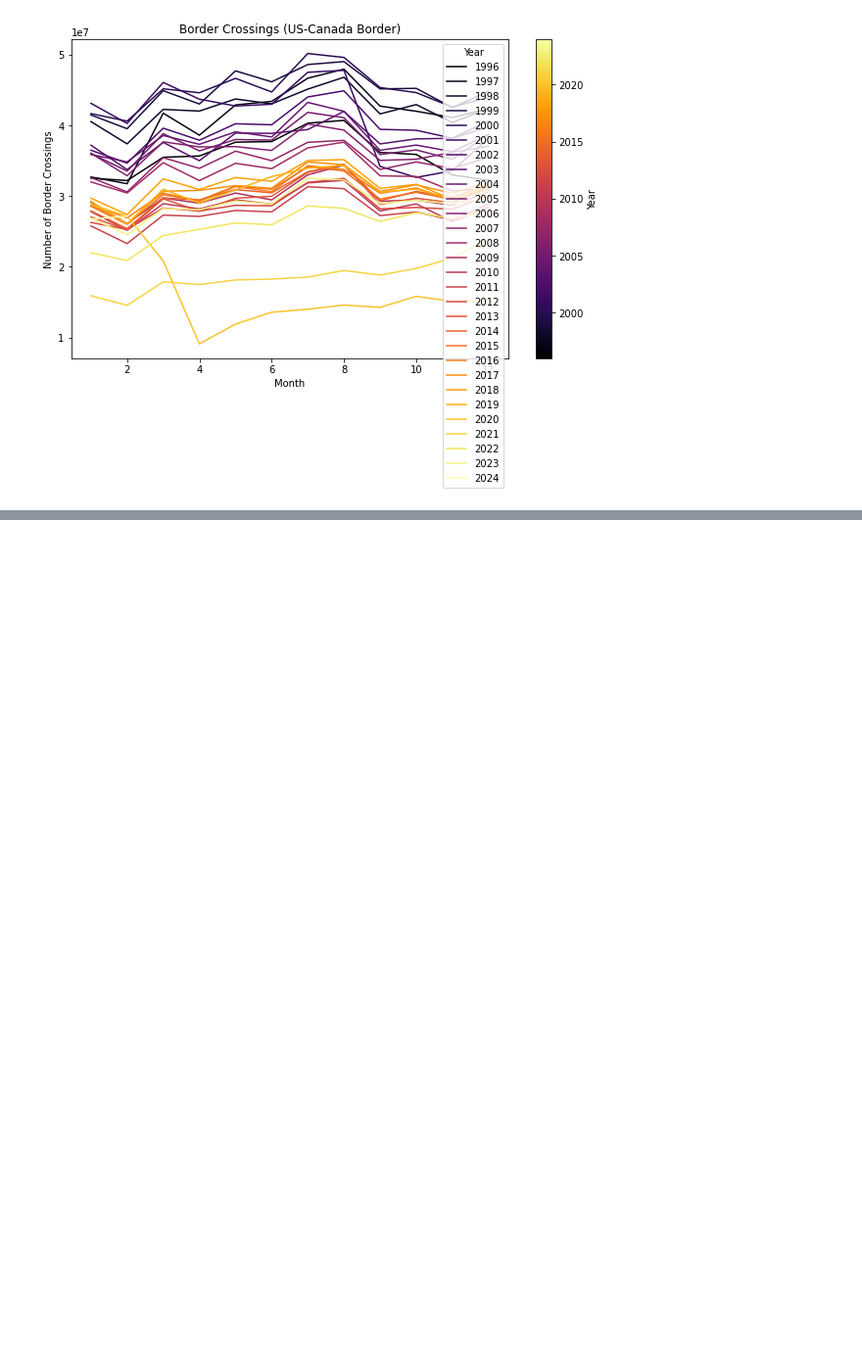
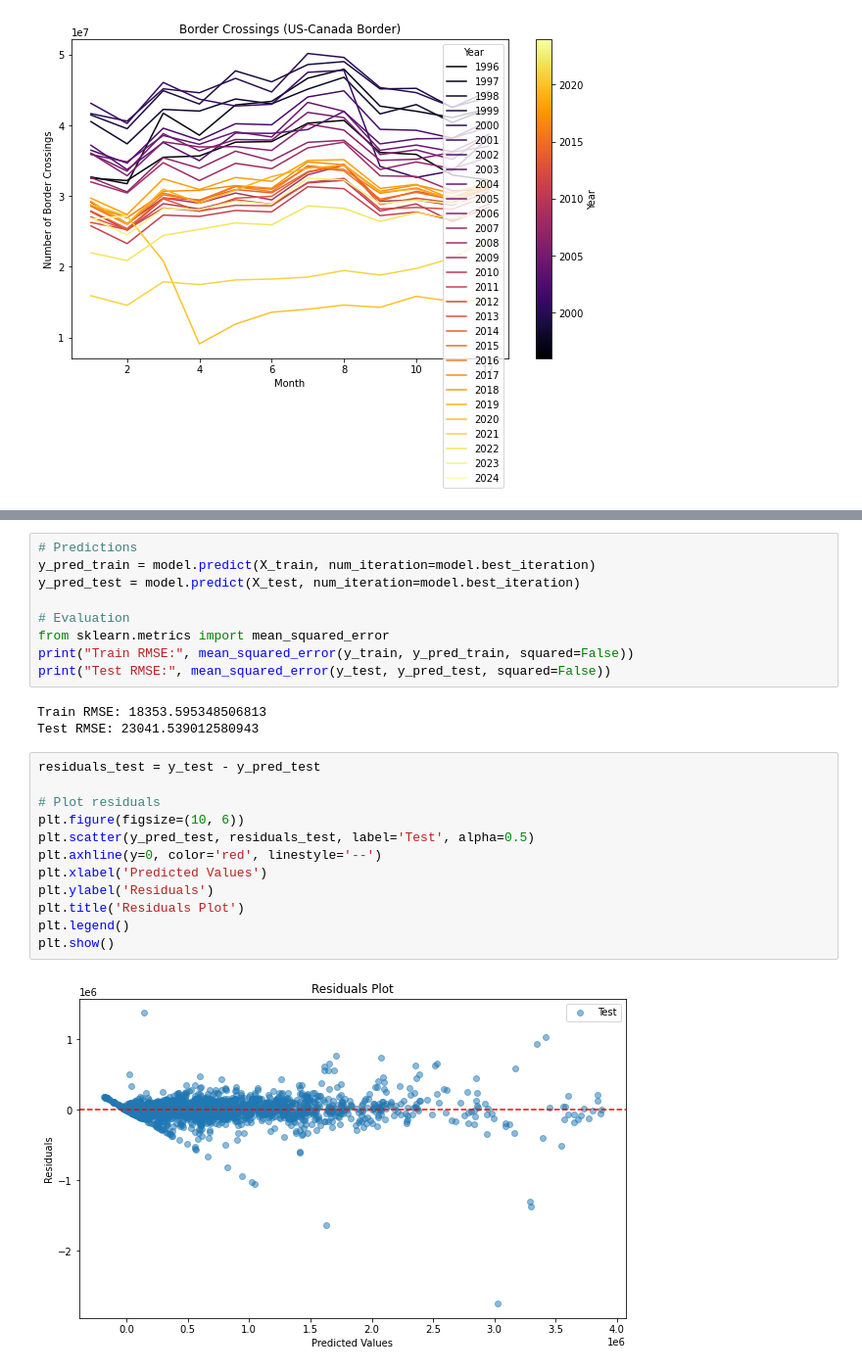
Before and after one commit to Alec12/data-science-secondary-projects, a Jupyter notebook: Data-Analytics-Portfolio/Border-Crossing-Entry-Analysis/border-crossing-entry-analysis.ipynb, the cells around one changed output, grey strips where cells are left out. Shown at 98% size. Drawn from its saved outputs; the diff is of its cells as text; blank space fills up the shorter version.

```diff
--- a/Data-Analytics-Portfolio/Border-Crossing-Entry-Analysis/border-crossing-entry-analysis.ipynb
+++ b/Data-Analytics-Portfolio/Border-Crossing-Entry-Analysis/border-crossing-entry-analysis.ipynb
@@ -279,0 +414,26 @@ plt.show()
+# %%
+# Predictions
+y_pred_train = model.predict(X_train, num_iteration=model.best_iteration)
+y_pred_test = model.predict(X_test, num_iteration=model.best_iteration)
+
+# Evaluation
+from sklearn.metrics import mean_squared_error
+print("Train RMSE:", mean_squared_error(y_train, y_pred_train, squared=False))
+print("Test RMSE:", mean_squared_error(y_test, y_pred_test, squared=False))
+# %% [output]
+Train RMSE: 18353.595348506813
+Test RMSE: 23041.539012580943
+# %%
+residuals_test = y_test - y_pred_test
+
+# Plot residuals
+plt.figure(figsize=(10, 6))
+plt.scatter(y_pred_test, residuals_test, label='Test', alpha=0.5)
+plt.axhline(y=0, color='red', linestyle='--')
+plt.xlabel('Predicted Values')
+plt.ylabel('Residuals')
+plt.title('Residuals Plot')
+plt.legend()
+plt.show()
+# %% [output]
+[figure, added]
```
Also changed, not shown: parts of 13 cells of this notebook.
